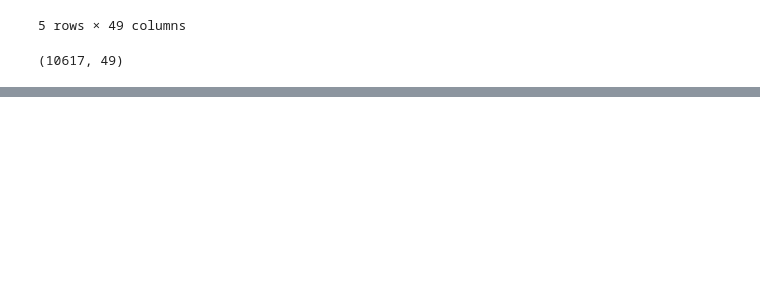
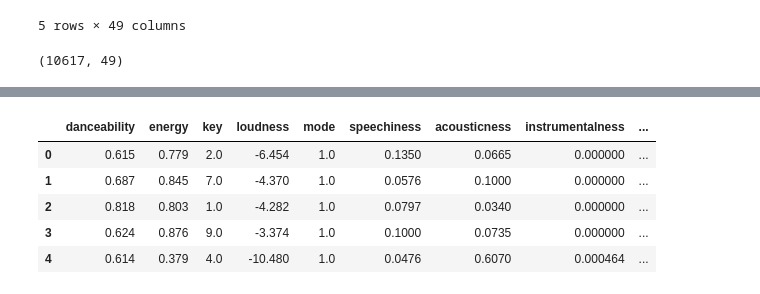
Before and after one commit to vadragna/gnod_project, a Jupyter notebook: Gnod_Project.ipynb, the cells around one changed output, grey strips where cells are left out. Cells and saved outputs as stored; diff of their text form; code cells hidden in the pictures; blank space fills up the shorter version.

```diff
--- a/Gnod_Project.ipynb
+++ b/Gnod_Project.ipynb
@@ -294,0 +330,11 @@ df_merged2.shape
+# %%
+chunks = [(i, i+100) for i in range(0, len(df_merged2), 100)]
+audio_features_list = []
+count = 0
+for chunk in chunks:
+    count += 1
+    print(count)
+    id_list100 = df_merged2['song_id'][chunk[0]:chunk[1]]
+    audio_features_list = audio_features_list + sp.audio_features(id_list100)
+    sleep(randint(1,3000)/1000)
+len(audio_features_list)
@@ -294,0 +381,11 @@ df_merged2.shape
+# %%
+audio_features_df = json_normalize(audio_features_list)
+# %%
+audio_features_df.head()
+# %% [output]
+|  | danceability | energy | key | loudness | mode | speechiness | acousticness | instrumentalness | ... |
+| 0 | 0.615 | 0.779 | 2.0 | -6.454 | 1.0 | 0.1350 | 0.0665 | 0.000000 | ... |
+| 1 | 0.687 | 0.845 | 7.0 | -4.370 | 1.0 | 0.0576 | 0.1000 | 0.000000 | ... |
+| 2 | 0.818 | 0.803 | 1.0 | -4.282 | 1.0 | 0.0797 | 0.0340 | 0.000000 | ... |
+| 3 | 0.624 | 0.876 | 9.0 | -3.374 | 1.0 | 0.1000 | 0.0735 | 0.000000 | ... |
+| 4 | 0.614 | 0.379 | 4.0 | -10.480 | 1.0 | 0.0476 | 0.6070 | 0.000464 | ... |
```
Also changed, not shown: parts of 12 cells of this notebook.
